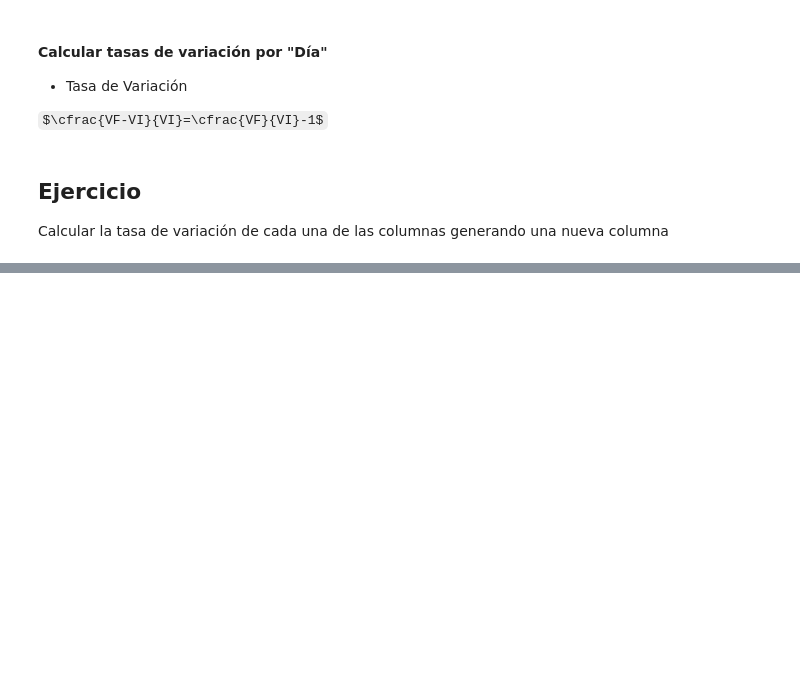
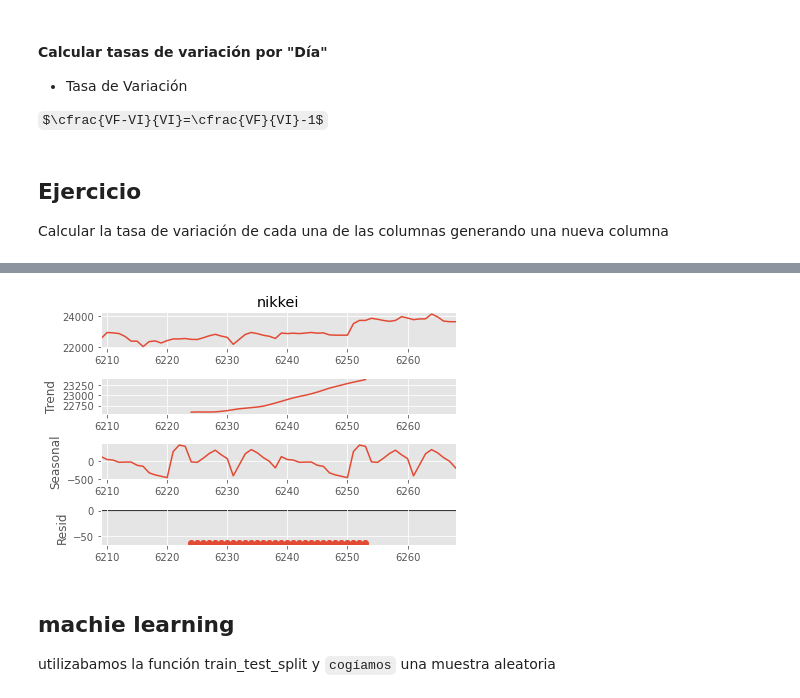
Before and after one commit to felixballestergoytia/Bootcamp_Sep2022, a Jupyter notebook: Seires Temporales/series_Temporales.ipynb, the cells around one changed output, grey strips where cells are left out. Cells and saved outputs as stored; diff of their text form; code cells hidden in the pictures; some formulas as TeX source; blank space fills up the shorter version.

```diff
--- a/Seires Temporales/series_Temporales.ipynb
+++ b/Seires Temporales/series_Temporales.ipynb
@@ -237,0 +271,7 @@ Calcular la tasa de variación de cada una de las columnas generando una nueva c
+# %%
+sm.tsa.seasonal_decompose(df["nikkei"].tail(60),model="additive",period=30).plot();
+# %% [output]
+[figure, added]
+# %% [markdown]
+## machie learning
+utilizabamos la función train_test_split y ``cogíamos`` una muestra aleatoria
```
Also changed, not shown: parts of 31 cells of this notebook.
